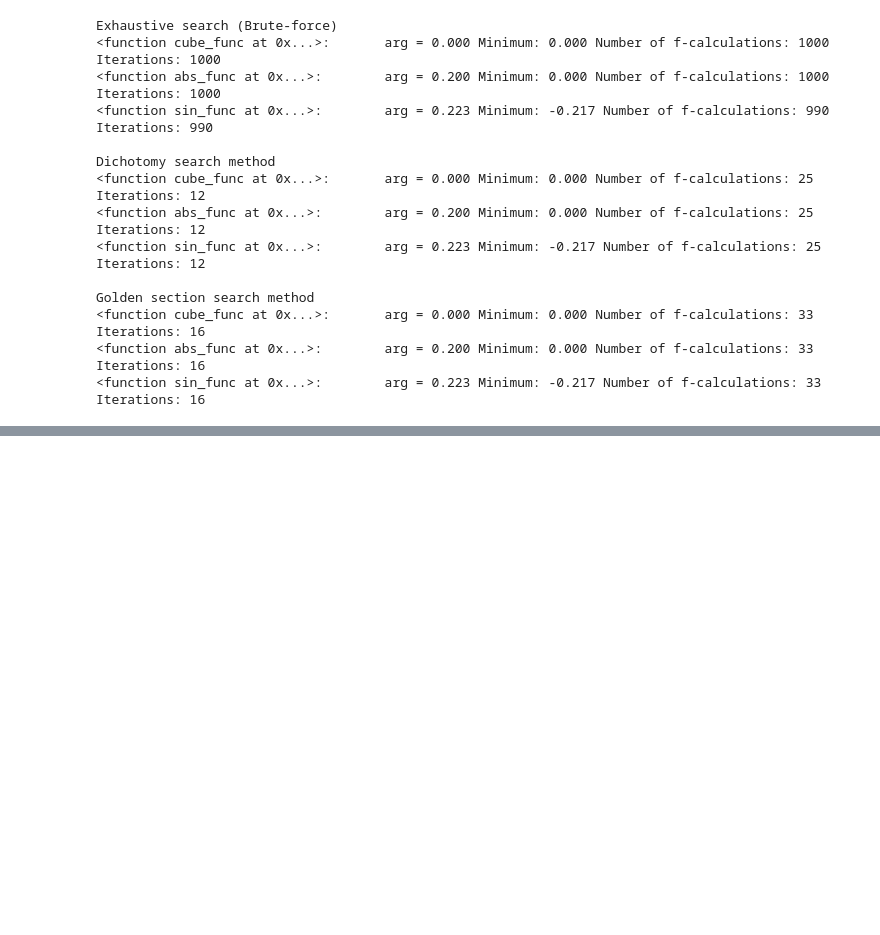
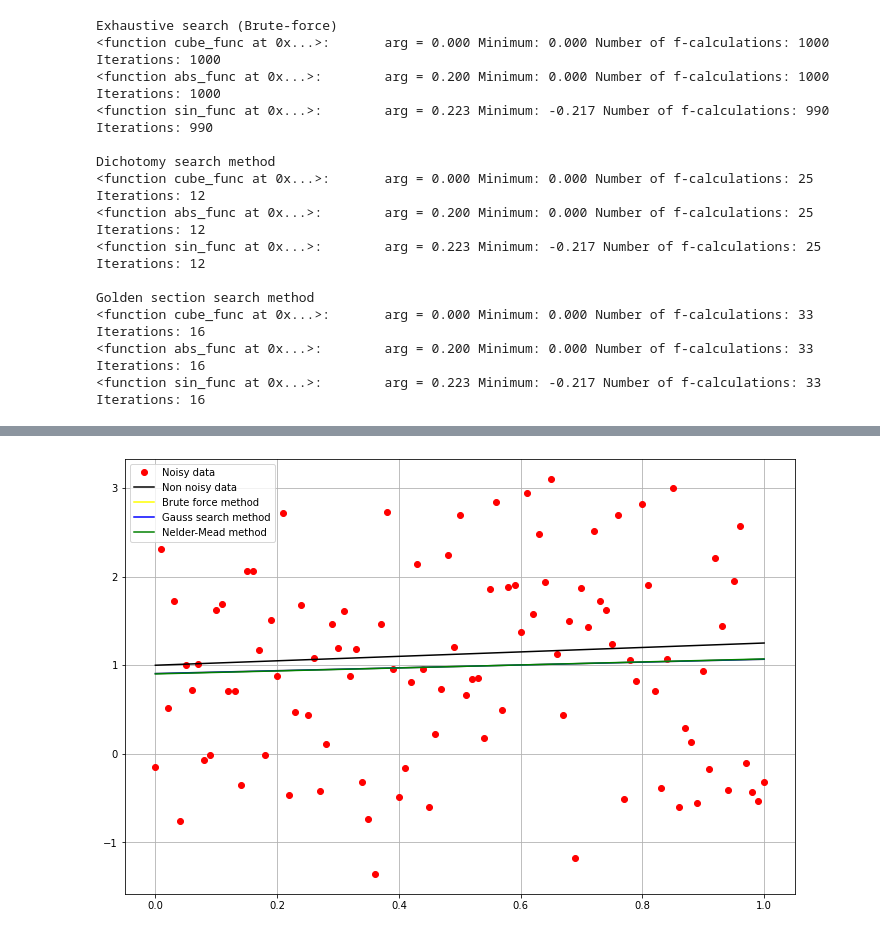
Before and after one commit to alex-mat-s/Algorithms_ITMO, a Jupyter notebook: Lab2.ipynb, the cells around one changed output, grey strips where cells are left out. Saved outputs shown, nothing was run; the diff lists cells and outputs as text; code cells hidden in the pictures; blank space fills up the shorter version.

```diff
--- a/Lab2.ipynb
+++ b/Lab2.ipynb
@@ -170,0 +166,4 @@ plt.legend(['Noisy data'])
+# %%
+def least_squares_linear(params, y_f, x):
+    a, b = params
+    return np.sum((linear_approx_func(x, a, b) - y_f) ** 2)
@@ -170,0 +174,12 @@ plt.legend(['Noisy data'])
+# %%
+# linear optimization brute
+a_brute_lin, b_brute_lin = scipy.optimize.brute(least_squares_linear, [[0, 1],[0, 1]], args=(yk, x))
+print('Linear optimization (exhaustive search method):\n', a_brute_lin, b_brute_lin)
+
+# linear optimization Gauss method
+powell_lin = scipy.optimize.minimize(least_squares_linear, [0, 0], args=(yk, x), method='Powell', tol=eps)
+print('\nLinear optimization (Gauss search method):\n', powell_lin)
+
+# linear optimization Nelder-Mead
+nelderMead_lin = scipy.optimize.minimize(least_squares_linear, [0, 0], args=(yk, x), method='Nelder-Mead', tol=eps)
+print('\nLinear optimization (Nelder-Mead method):\n', nelderMead_lin)
@@ -170,0 +204,24 @@ plt.legend(['Noisy data'])
+# %%
+y_linear_opt_brute = []
+for i in range(101):
+    y_linear_opt_brute.append(a_brute_lin * x[i] + b_brute_lin)
+
+y_linear_opt_powell = []
+for i in range(101):
+    y_linear_opt_powell.append(powell_lin.x[0] * x[i] + powell_lin.x[1])
+
+y_linear_opt_nelderMead = []
+for i in range(101):
+    y_linear_opt_nelderMead.append(nelderMead_lin.x[0] * x[i] + nelderMead_lin.x[1])
+
+plt.figure(figsize=(12, 8))
+plt.grid()
+plt.plot(x, yk, 'ro')
+plt.plot(x, y_init, color='black')
+plt.plot(x, y_linear_opt_brute, color='yellow')
+plt.plot(x, y_linear_opt_powell, color='blue')
+plt.plot(x, y_linear_opt_nelderMead, color='green')
+plt.legend(['Noisy data', 'Non noisy data', 'Brute force method', 'Gauss search method', 'Nelder-Mead method'])
+plt.show()
+# %% [output]
+[figure, added]
```
Also changed, not shown: parts of 18 cells of this notebook.
